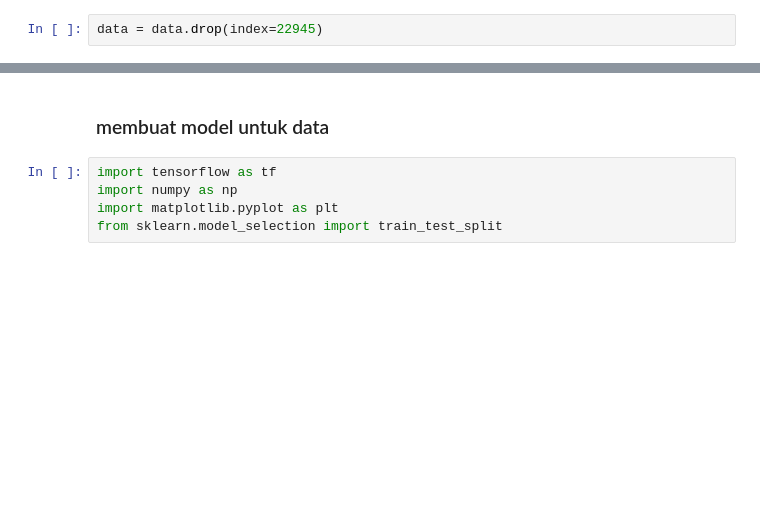
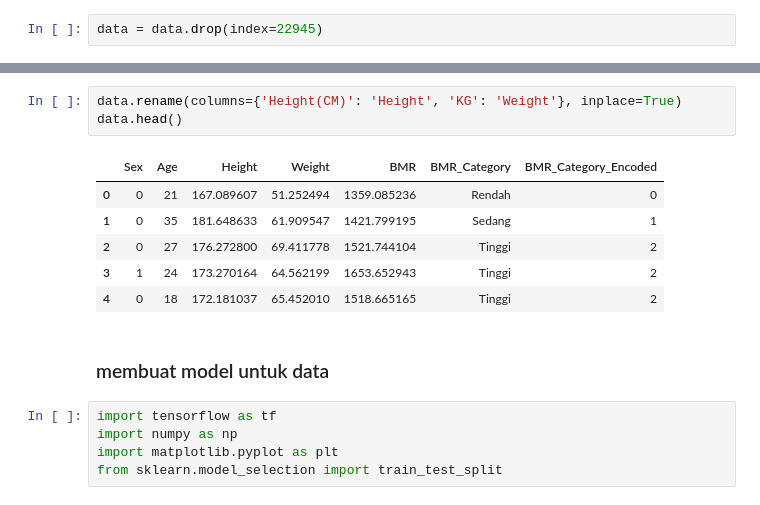
Before and after one commit to hermasfrxx/myHealth-Bangkit, a Jupyter notebook: bmi/clasification_bmi.ipynb, the cells around one changed output, grey strips where cells are left out. Drawn from its saved outputs; the diff is of its cells as text; blank space fills up the shorter version.

```diff
--- a/bmi/clasification_bmi.ipynb
+++ b/bmi/clasification_bmi.ipynb
@@ -80,3 +199,13 @@ data.BMR_Category_Encoded.unique()
+# %%
+data.rename(columns={'Height(CM)': 'Height', 'KG': 'Weight'}, inplace=True)
+data.head()
+# %% [output]
+|  | Sex | Age | Height | Weight | BMR | BMR_Category | BMR_Category_Encoded |
+| 0 | 0 | 21 | 167.089607 | 51.252494 | 1359.085236 | Rendah | 0 |
+| 1 | 0 | 35 | 181.648633 | 61.909547 | 1421.799195 | Sedang | 1 |
+| 2 | 0 | 27 | 176.272800 | 69.411778 | 1521.744104 | Tinggi | 2 |
+| 3 | 1 | 24 | 173.270164 | 64.562199 | 1653.652943 | Tinggi | 2 |
+| 4 | 0 | 18 | 172.181037 | 65.452010 | 1518.665165 | Tinggi | 2 |
 # %% [markdown]
 ### membuat model untuk data
 # %%
```
Also changed, not shown: parts of 31 cells of this notebook, 5 other files.
